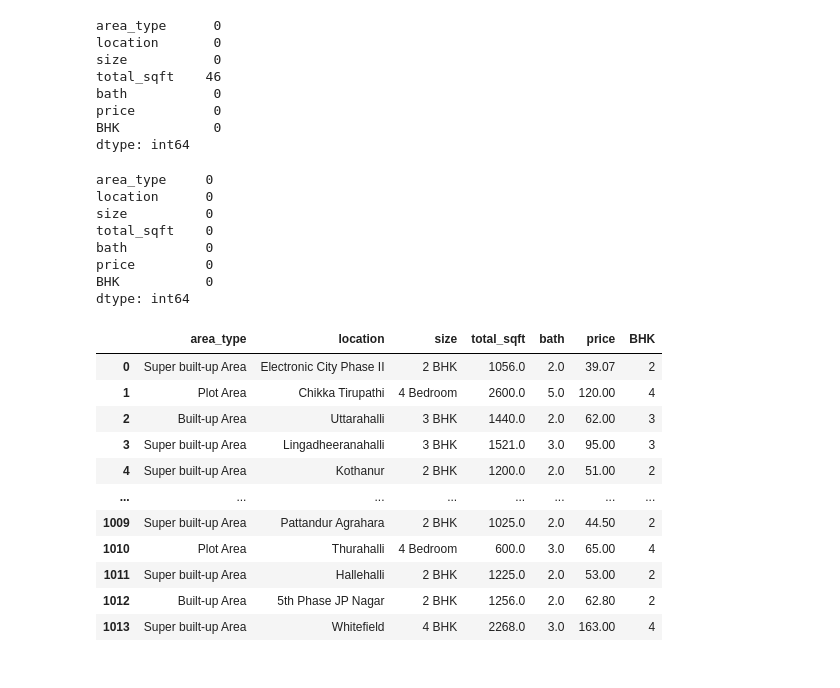
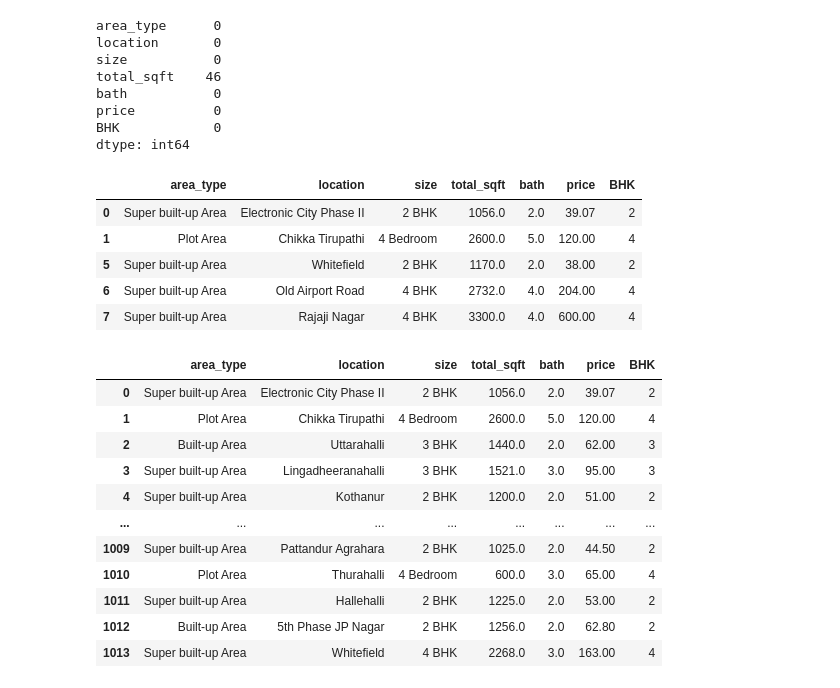
Before and after one commit to FransiscoReadyPermana/house-pred-sc-yt, a Jupyter notebook: test.ipynb, the cells around one changed output. Cells and saved outputs as stored; diff of their text form; code cells hidden in the pictures.

```diff
--- a/test.ipynb
+++ b/test.ipynb
@@ -265,18 +259,22 @@ bath           0
 price          0
 BHK            0
 dtype: int64
-# %%
-df5 = df4.dropna()
-df5.isnull().sum()
-# %% [output]
-area_type     0
-location      0
-size          0
-total_sqft    0
-bath          0
-price         0
-BHK           0
-dtype: int64
+# %%
+df5 = df4.dropna()
+df5.isnull().sum()
+df5.shape
+df7 = df5.copy()
+df7.drop(df7.loc[df7['location']=="Kothanur"].index, inplace=True)
+# df7.drop(columns=['size', 'total_sqft'], inplace=True)
+df7.drop(df7.loc[df7['size']=="3 BHK"].index, inplace=True)
+df7.head()
+# %% [output]
+|  | area_type | location | size | total_sqft | bath | price | BHK |
+| 0 | Super built-up Area | Electronic City Phase II | 2 BHK | 1056.0 | 2.0 | 39.07 | 2 |
+| 1 | Plot Area | Chikka Tirupathi | 4 Bedroom | 2600.0 | 5.0 | 120.00 | 4 |
+| 5 | Super built-up Area | Whitefield | 2 BHK | 1170.0 | 2.0 | 38.00 | 2 |
+| 6 | Super built-up Area | Old Airport Road | 4 BHK | 2732.0 | 4.0 | 204.00 | 4 |
+| 7 | Super built-up Area | Rajaji Nagar | 4 BHK | 3300.0 | 4.0 | 600.00 | 4 |
 # %%
 df5.head(1000)
 # %% [output]
```
Also changed, not shown: parts of 3 cells of this notebook.
